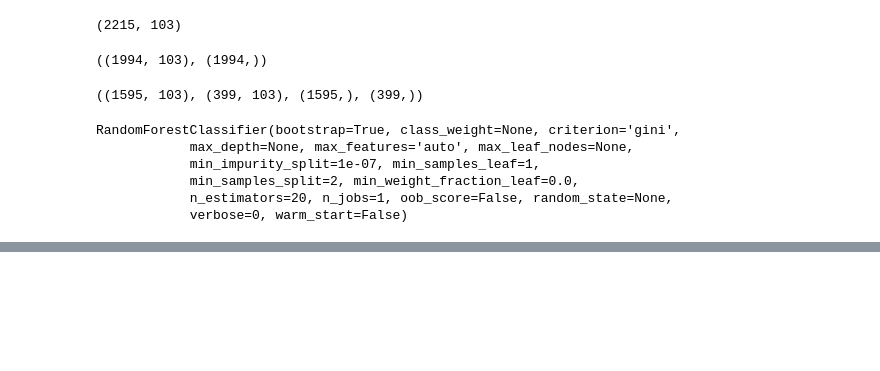
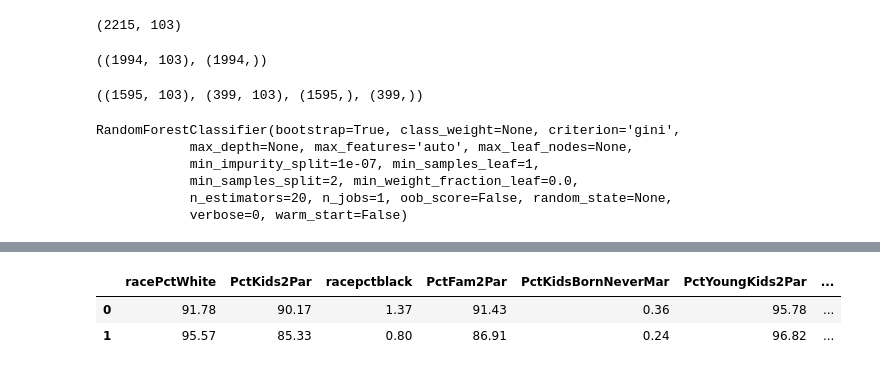
Before and after one commit to tlzhu19/project2, a Jupyter notebook: final_project.ipynb, the cells around one changed output, grey strips where cells are left out. Drawn from its saved outputs; the diff is of its cells as text; code cells hidden in the pictures; blank space fills up the shorter version.

```diff
--- a/final_project.ipynb
+++ b/final_project.ipynb
@@ -481,0 +546,9 @@ statistical_measures(cm2)
+# %%
+df_sub = df2[['racePctWhite','PctKids2Par','racepctblack','PctFam2Par',
+              'PctKidsBornNeverMar', 'PctYoungKids2Par', 'murdPerPop',
+             'pctWInvInc','pctWInvInc','pctWPubAsst', 'PctHousNoPhone']]
+df_sub.head(2)
+# %% [output]
+|  | racePctWhite | PctKids2Par | racepctblack | PctFam2Par | PctKidsBornNeverMar | PctYoungKids2Par | ... |
+| 0 | 91.78 | 90.17 | 1.37 | 91.43 | 0.36 | 95.78 | ... |
+| 1 | 95.57 | 85.33 | 0.80 | 86.91 | 0.24 | 96.82 | ... |
```
Also changed, not shown: parts of 54 cells of this notebook.
